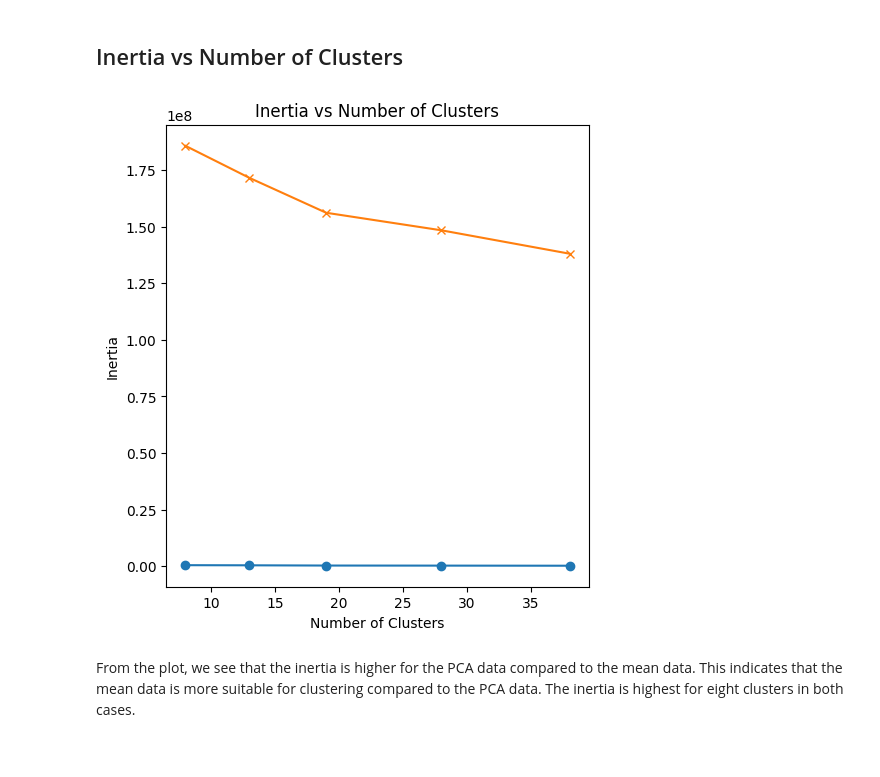
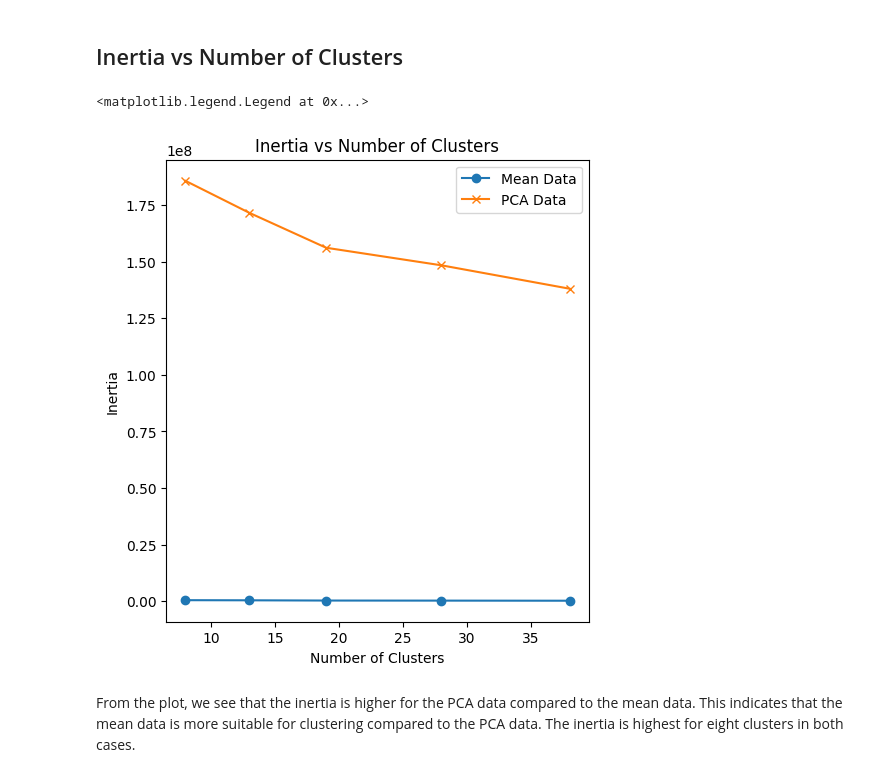
Before and after one commit to husseinkhaled733/Activity-Detection, a Jupyter notebook: Kmeans.ipynb, the cells around one changed output. Saved outputs shown, nothing was run; the diff lists cells and outputs as text; code cells hidden in the pictures.

```diff
--- a/Kmeans.ipynb
+++ b/Kmeans.ipynb
@@ -324,14 +325,15 @@ From the plot, we see that the silhouette score is higher for the mean data comp
 # %%
 plt.figure(figsize=(12, 6))
 plt.subplot(1, 2, 2)
 plt.plot(Ks, means_inertia, marker='o', label='Mean Data')
 plt.plot(Ks, reduce_inertia, marker='x', label='PCA Data')
 plt.xlabel('Number of Clusters')
 plt.ylabel('Inertia')
 plt.title('Inertia vs Number of Clusters')
-plt.show()
+plt.legend()
 # %% [output]
+<matplotlib.legend.Legend at 0x...>
-[figure, old version]
+[figure, new version]
 # %% [markdown]
 From the plot, we see that the inertia is higher for the PCA data compared to the mean data. This indicates that the mean data is more suitable for clustering compared to the PCA data. The inertia is highest for eight clusters in both cases.
 # %% [markdown]
```
Also changed, not shown: parts of 1 cell of this notebook.
